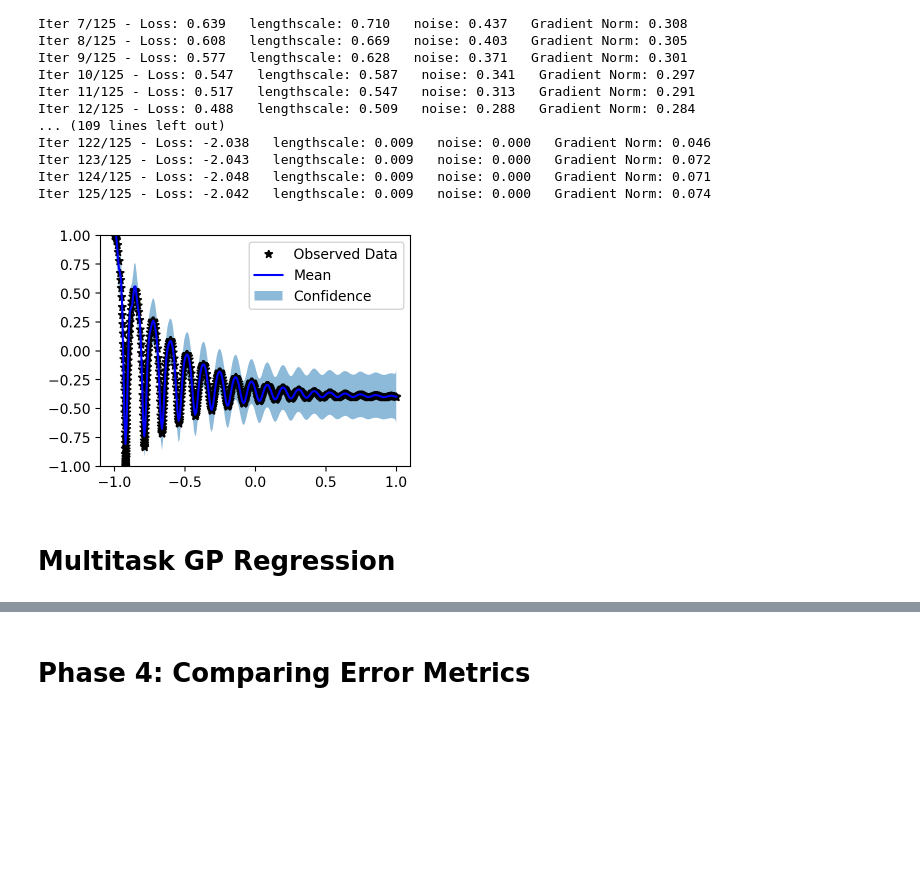
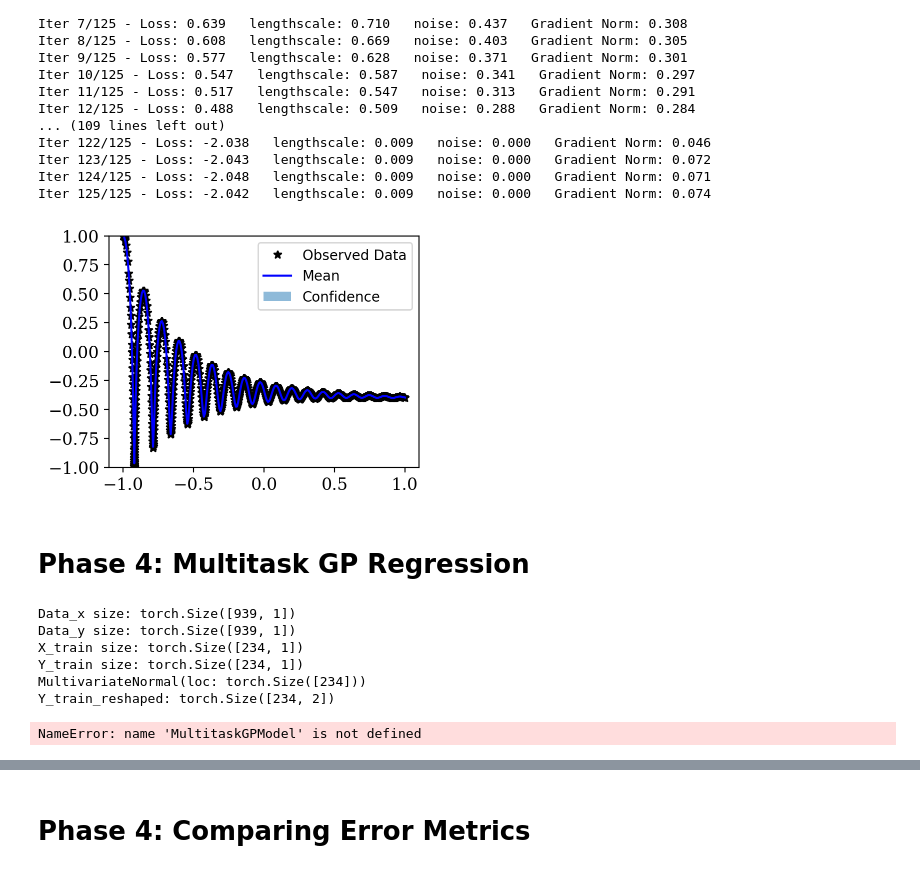
Before and after one commit to InertialMicrocavitationRheometry/IMRv2, a Jupyter notebook: analysis/3dasm_Project_singlefidelity.ipynb, the cells around one changed output, grey strips where cells are left out. Saved outputs shown, nothing was run; the diff lists cells and outputs as text; code cells hidden in the pictures; blank space fills up the shorter version.

```diff
--- a/analysis/3dasm_Project_singlefidelity.ipynb
+++ b/analysis/3dasm_Project_singlefidelity.ipynb
@@ -1162,25 +1223,85 @@ with torch.no_grad(), gpytorch.settings.fast_pred_var():
 # %%
 with torch.no_grad():
     # Initialize plot
     f, ax = plt.subplots(1, 1, figsize=(4, 3))
     # Get upper and lower confidence bounds
     lower, upper = observed_pred.confidence_region()
 
     # Flatten tensors and convert to NumPy arrays
     train_x_LF_np = train_x_LF.numpy().flatten()
     train_y_LF_np = train_y_LF.numpy().flatten()
     x_test_HF_np = x_test_HF.numpy().flatten()
     observed_mean_np = observed_pred.mean.numpy().flatten()
 
     # Plot training data as black stars
     ax.plot(train_x_LF_np, train_y_LF_np, 'k*')
     # Plot predictive means as blue line
     ax.plot(x_test_HF_np, observed_mean_np, 'b')
     # Shade between the lower and upper confidence bounds
     ax.fill_between(x_test_HF_np, lower.numpy().flatten(), upper.numpy().flatten(), alpha=0.5)
     ax.set_ylim([-1.0, 1.0])
     ax.legend(['Observed Data', 'Mean', 'Confidence'])
+
+    plt.xticks(fontname = "serif", fontsize=12)
+    plt.yticks(fontname = "serif", fontsize=12)
+    plt.savefig("multifidelity_singletask.png", bbox_inches="tight")
 # %% [output]
-[figure, old version]
+[figure, new version]
 # %% [markdown]
-# Multitask GP Regression
+# Phase 4: Multitask GP Regression
+# %%
+#Retrieve dataframes
+sim_df = pd.read_csv("../Simulation_Data_0.107_13900.csv") # read pandas DataFrame for simulated data (low-fidelity)
+exp_df = pd.read_csv("../Experimental_Data_10PA_.06BIS.csv") # read pandas DataFrame for experimental data (high fidelity)
+
+Data_x = torch.cat([torch.tensor(sim_df.iloc[:, 0], dtype=torch.float32),
+                    torch.tensor(exp_df.iloc[:, 0], dtype=torch.float32)])
+
+Data_y = torch.cat([torch.tensor(sim_df.iloc[:, 1], dtype=torch.float32),
+                    torch.tensor(exp_df.iloc[:, 1], dtype=torch.float32)])
+
+
+# Reshape Data_x and Data_y if needed
+Data_x = Data_x.view(-1, 1)
+Data_y = Data_y.view(-1, 1)
+
+print("Data_x size:", Data_x.size())
+print("Data_y size:", Data_y.size())
+
+# Let's split into x% training points and the rest for testing:
+X_train, X_test, Y_train, Y_test = train_test_split(Data_x,
+                                    Data_y, test_size=testset_ratio,
+                                    random_state=seed)
+#X_train = X_train.ravel() # just for plotting later
+#X_test = X_test.ravel() # just for plotting later
+
+# Check the shapes
+print("X_train size:", X_train.size())
+print("Y_train size:", Y_train.size())
+output = model(X_train)
+print(output)
+
+numtasks=2
+Y_train_reshaped = Y_train.view(-1, 1).expand(-1, numtasks)
+print("Y_train_reshaped:", Y_train_reshaped.size())
+# %% [output]
+Data_x size: torch.Size([939, 1])
+Data_y size: torch.Size([939, 1])
+X_train size: torch.Size([234, 1])
+Y_train size: torch.Size([234, 1])
+MultivariateNormal(loc: torch.Size([234]))
+Y_train_reshaped: torch.Size([234, 2])
+# %%
+####remove once works
+
+# Create the multi-task GP model
+likelihood = gpytorch.likelihoods.MultitaskGaussianLikelihood(num_tasks=numtasks)
+model = MultitaskGPModel(X_train, Y_train_reshaped, likelihood)
+
+#checking if any attributes of the model are None
+for name, param in model.named_parameters():
+    print(f'{name}: requires_grad={param.requires_grad}')
+for param_group in optimizer.param_groups:
+    print(f'Param group: {param_group}')
+# %% [output]
+NameError: name 'MultitaskGPModel' is not defined
```
Also changed, not shown: parts of 50 cells of this notebook, 1 other file.
